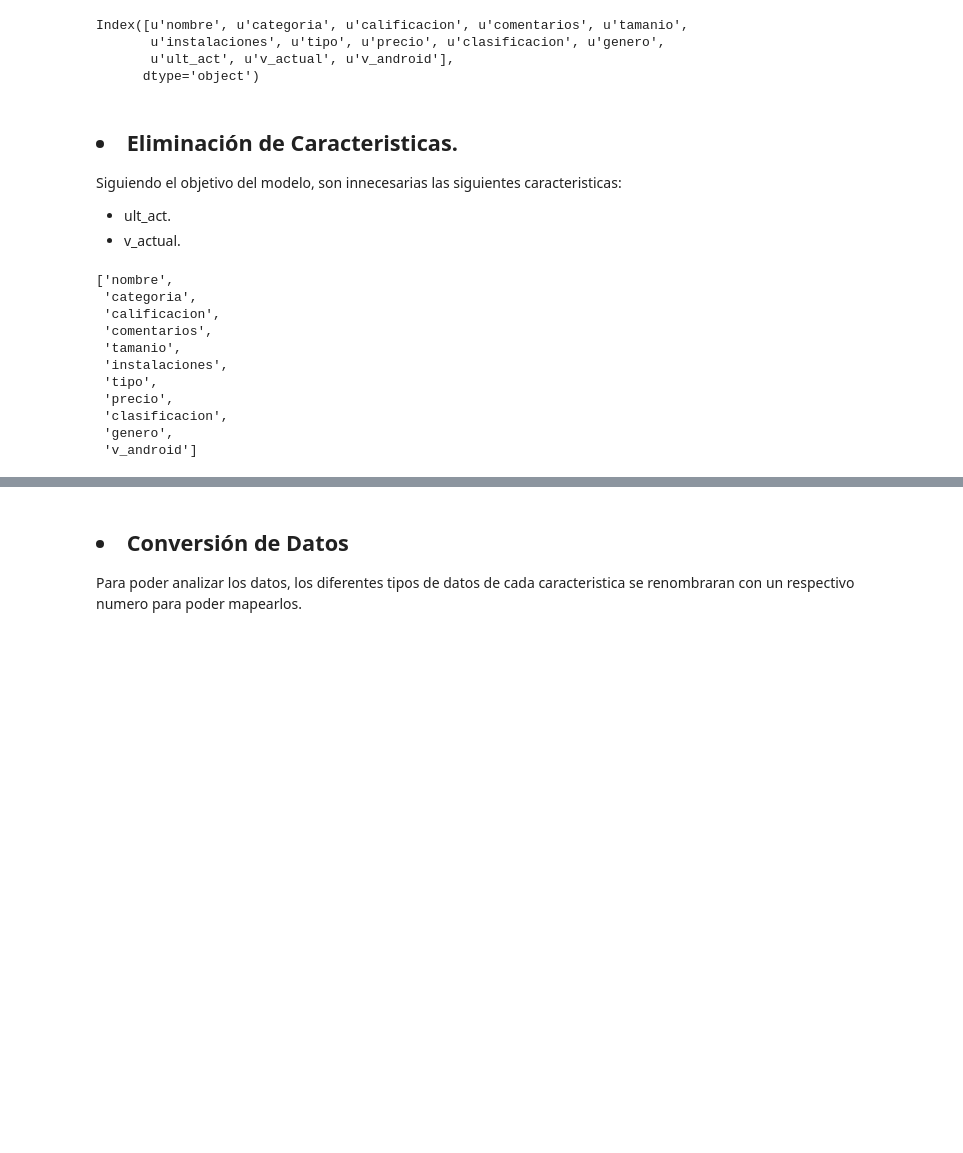
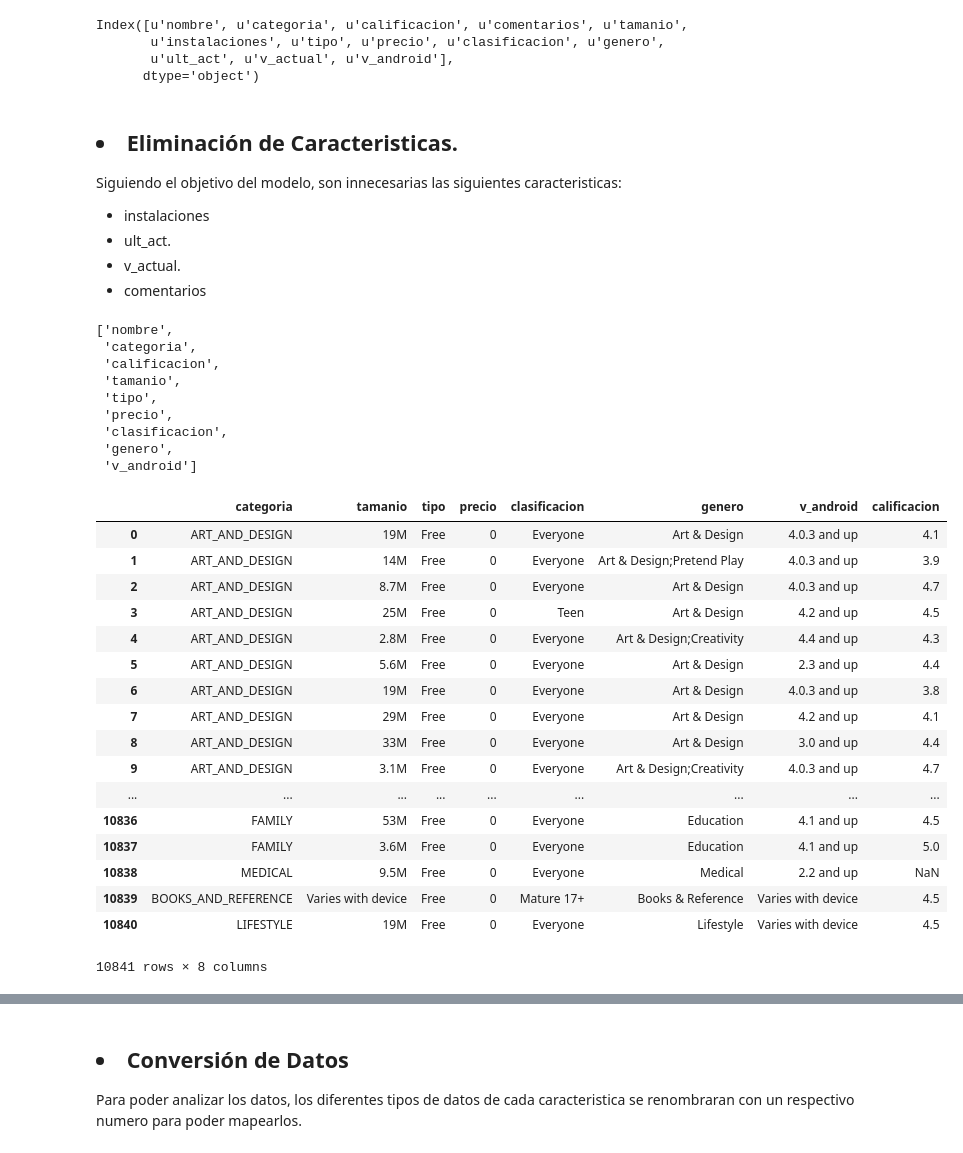
Before and after one commit to OscarAnCorzo/precalificador_apps, a Jupyter notebook: notebook/proyecto.ipynb, the cells around one changed output, grey strips where cells are left out. Cells and saved outputs as stored; diff of their text form; code cells hidden in the pictures; blank space fills up the shorter version.

```diff
--- a/notebook/proyecto.ipynb
+++ b/notebook/proyecto.ipynb
@@ -50,5 +50,3 @@ replace googleplaystore.csv? [y]es, [n]o, [A]ll, [N]one, [r]ename: y
   inflating: googleplaystore.csv
 # %%
 d = pd.read_csv('app.csv.zip')
-# %%
-d = pd.read_csv('../dataset/app.csv.zip')
@@ -101,6 +97,8 @@ Index([u'nombre', u'categoria', u'calificacion', u'comentarios', u'tamanio',
 
 Siguiendo el objetivo del modelo, son innecesarias las siguientes caracteristicas:
 <!--- - instalaciones.-->
+- instalaciones
 - ult_act.
 - v_actual.
+- comentarios
 # %%
@@ -115,23 +113,38 @@ col
 ['nombre',
  'categoria',
  'calificacion',
- 'comentarios',
  'tamanio',
- 'instalaciones',
  'tipo',
  'precio',
  'clasificacion',
  'genero',
  'v_android']
 # %%
-d = d[['nombre',
- 'categoria',
- 'comentarios',
+d = d[['categoria',
  'tamanio',
- 'instalaciones',
  'tipo',
  'precio',
  'clasificacion',
  'genero',
  'v_android',
  'calificacion']]
+d
+# %% [output]
+|  | categoria | tamanio | tipo | precio | clasificacion | genero | v_android | calificacion |
+| 0 | ART_AND_DESIGN | 19M | Free | 0 | Everyone | Art & Design | 4.0.3 and up | 4.1 |
+| 1 | ART_AND_DESIGN | 14M | Free | 0 | Everyone | Art & Design;Pretend Play | 4.0.3 and up | 3.9 |
+| 2 | ART_AND_DESIGN | 8.7M | Free | 0 | Everyone | Art & Design | 4.0.3 and up | 4.7 |
+| 3 | ART_AND_DESIGN | 25M | Free | 0 | Teen | Art & Design | 4.2 and up | 4.5 |
+| 4 | ART_AND_DESIGN | 2.8M | Free | 0 | Everyone | Art & Design;Creativity | 4.4 and up | 4.3 |
+| 5 | ART_AND_DESIGN | 5.6M | Free | 0 | Everyone | Art & Design | 2.3 and up | 4.4 |
+| 6 | ART_AND_DESIGN | 19M | Free | 0 | Everyone | Art & Design | 4.0.3 and up | 3.8 |
+| 7 | ART_AND_DESIGN | 29M | Free | 0 | Everyone | Art & Design | 4.2 and up | 4.1 |
+| 8 | ART_AND_DESIGN | 33M | Free | 0 | Everyone | Art & Design | 3.0 and up | 4.4 |
+| 9 | ART_AND_DESIGN | 3.1M | Free | 0 | Everyone | Art & Design;Creativity | 4.0.3 and up | 4.7 |
+| ... | ... | ... | ... | ... | ... | ... | ... | ... |
+| 10836 | FAMILY | 53M | Free | 0 | Everyone | Education | 4.1 and up | 4.5 |
+| 10837 | FAMILY | 3.6M | Free | 0 | Everyone | Education | 4.1 and up | 5.0 |
+| 10838 | MEDICAL | 9.5M | Free | 0 | Everyone | Medical | 2.2 and up | NaN |
+| 10839 | BOOKS_AND_REFERENCE | Varies with device | Free | 0 | Mature 17+ | Books & Reference | Varies with device | 4.5 |
+| 10840 | LIFESTYLE | 19M | Free | 0 | Everyone | Lifestyle | Varies with device | 4.5 |
+10841 rows × 8 columns
```
Also changed, not shown: parts of 5 cells of this notebook.
